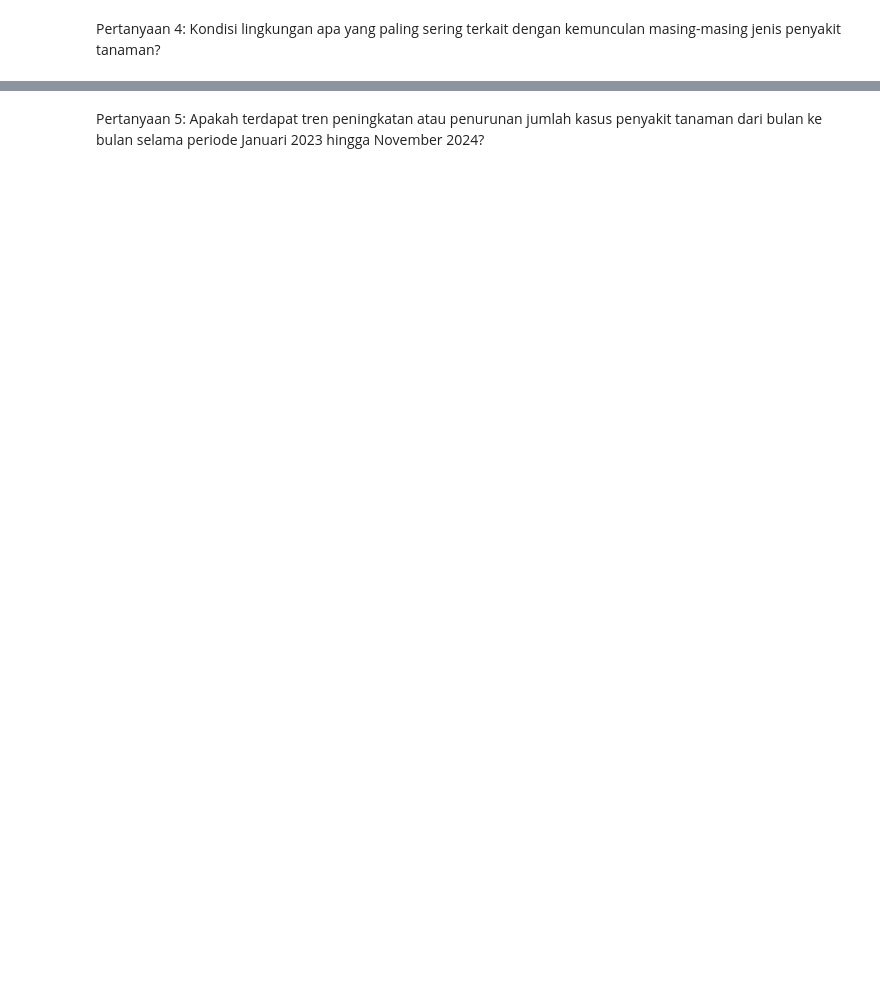
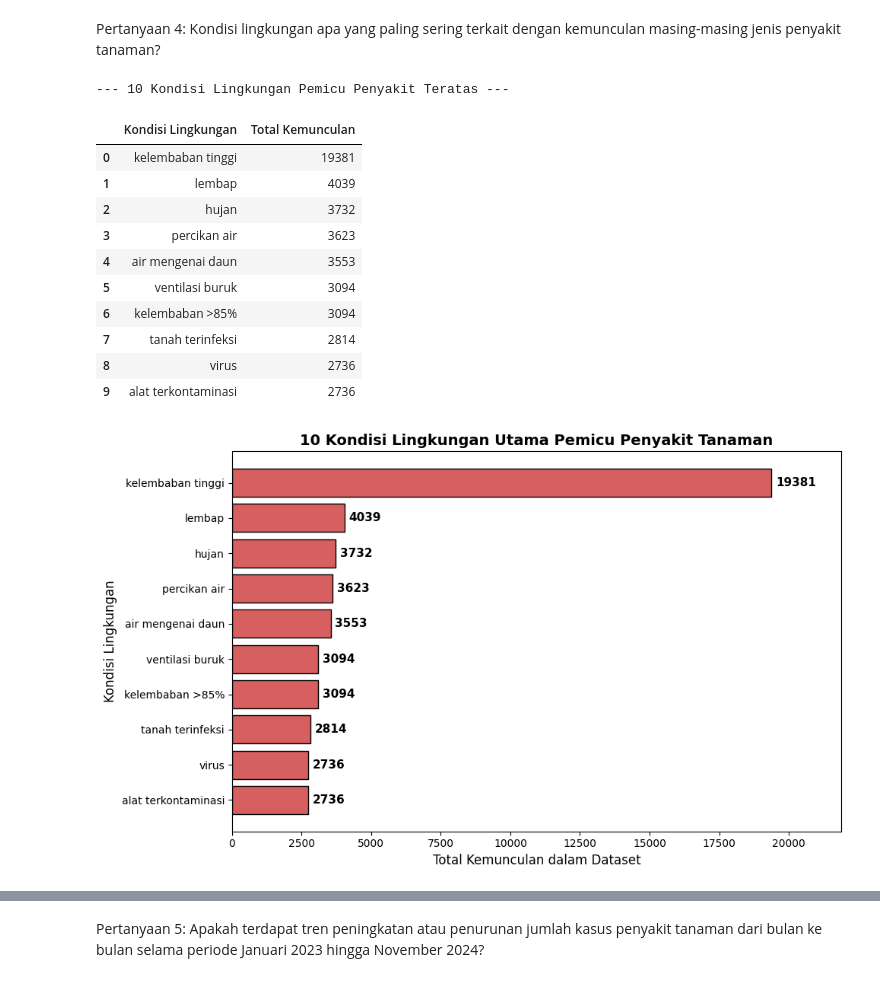
Before and after one commit to VANGROVEE/Data-Science, a Jupyter notebook: data_wrangling.ipynb, the cells around one changed output, grey strips where cells are left out. Drawn from its saved outputs; the diff is of its cells as text; code cells hidden in the pictures; blank space fills up the shorter version.

```diff
--- a/data_wrangling.ipynb
+++ b/data_wrangling.ipynb
@@ -837,2 +931,58 @@ Pertanyaan 3: Bagaimana distribusi jumlah kasus penyakit tanaman pada setiap wil
 # %% [markdown]
 Pertanyaan 4: Kondisi lingkungan apa yang paling sering terkait dengan kemunculan masing-masing jenis penyakit tanaman?
+# %%
+# 1. Menggunakan df_exploded yang sudah ada, tapi buang kelas 'healthy' (hanya fokus pada penyakit)
+df_disease_cond = df_exploded[df_exploded['disease'] != 'healthy']
+
+# 2. Menghitung 10 kondisi lingkungan pemicu penyakit yang paling sering muncul
+top_conditions = df_disease_cond['condition'].value_counts().head(10).reset_index()
+top_conditions.columns = ['Kondisi Lingkungan', 'Total Kemunculan']
+
+print("--- 10 Kondisi Lingkungan Pemicu Penyakit Teratas ---")
+display(top_conditions)
+
+# 3. Visualisasi Horizontal Bar Chart
+plt.figure(figsize=(10, 6))
+
+# Kita balik urutannya ([::-1]) agar bar tertinggi muncul di posisi paling atas
+bars = plt.barh(
+    top_conditions['Kondisi Lingkungan'][::-1],
+    top_conditions['Total Kemunculan'][::-1],
+    color='#D65F5F',
+    edgecolor='black'
+)
+
+# Menambahkan teks angka persis di sebelah kanan setiap bar
+for bar in bars:
+    plt.text(
+        bar.get_width() + 150,
+        bar.get_y() + bar.get_height() / 2,
+        f"{int(bar.get_width())}",
+        va='center',
+        fontsize=11,
+        fontweight='bold'
+    )
+
+plt.title("10 Kondisi Lingkungan Utama Pemicu Penyakit Tanaman", fontsize=14, fontweight='bold')
+plt.xlabel("Total Kemunculan dalam Dataset", fontsize=12)
+plt.ylabel("Kondisi Lingkungan", fontsize=12)
+
+# Memperluas sumbu X ke kanan agar teks angka tidak keluar batas
+plt.xlim(0, top_conditions['Total Kemunculan'].max() + 2500)
+
+plt.tight_layout()
+plt.show()
+# %% [output]
+--- 10 Kondisi Lingkungan Pemicu Penyakit Teratas ---
+|  | Kondisi Lingkungan | Total Kemunculan |
+| 0 | kelembaban tinggi | 19381 |
+| 1 | lembap | 4039 |
+| 2 | hujan | 3732 |
+| 3 | percikan air | 3623 |
+| 4 | air mengenai daun | 3553 |
+| 5 | ventilasi buruk | 3094 |
+| 6 | kelembaban >85% | 3094 |
+| 7 | tanah terinfeksi | 2814 |
+| 8 | virus | 2736 |
+| 9 | alat terkontaminasi | 2736 |
+[figure, added]
```
Also changed, not shown: parts of 28 cells of this notebook.
